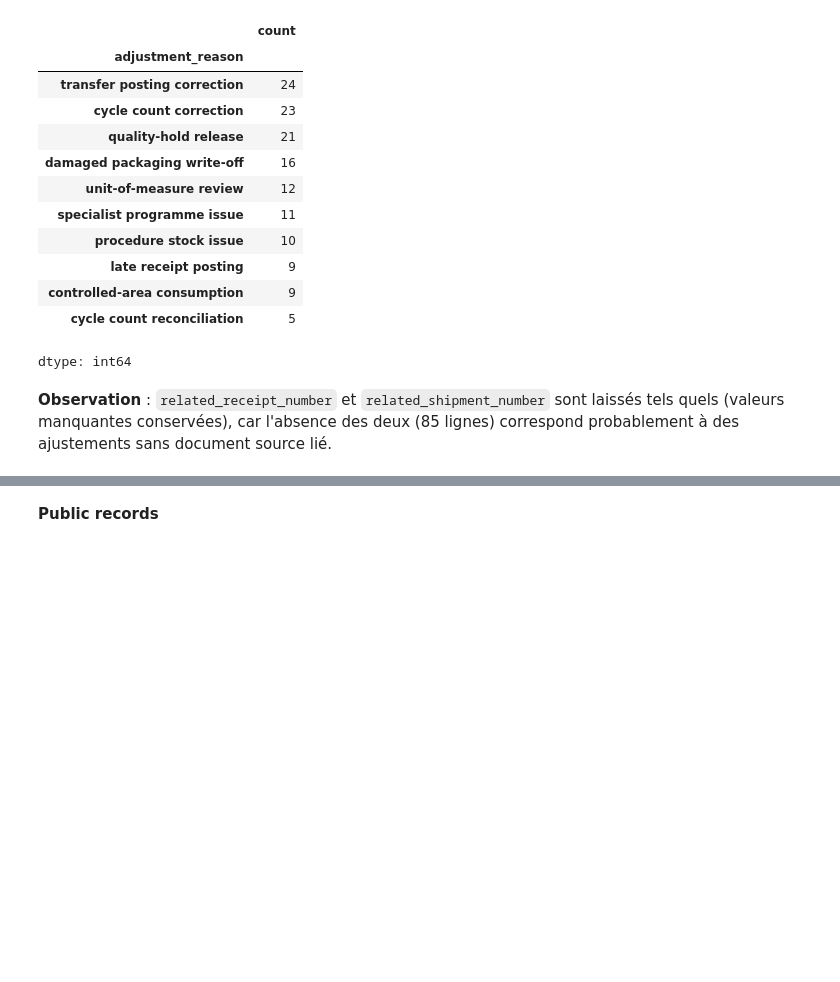
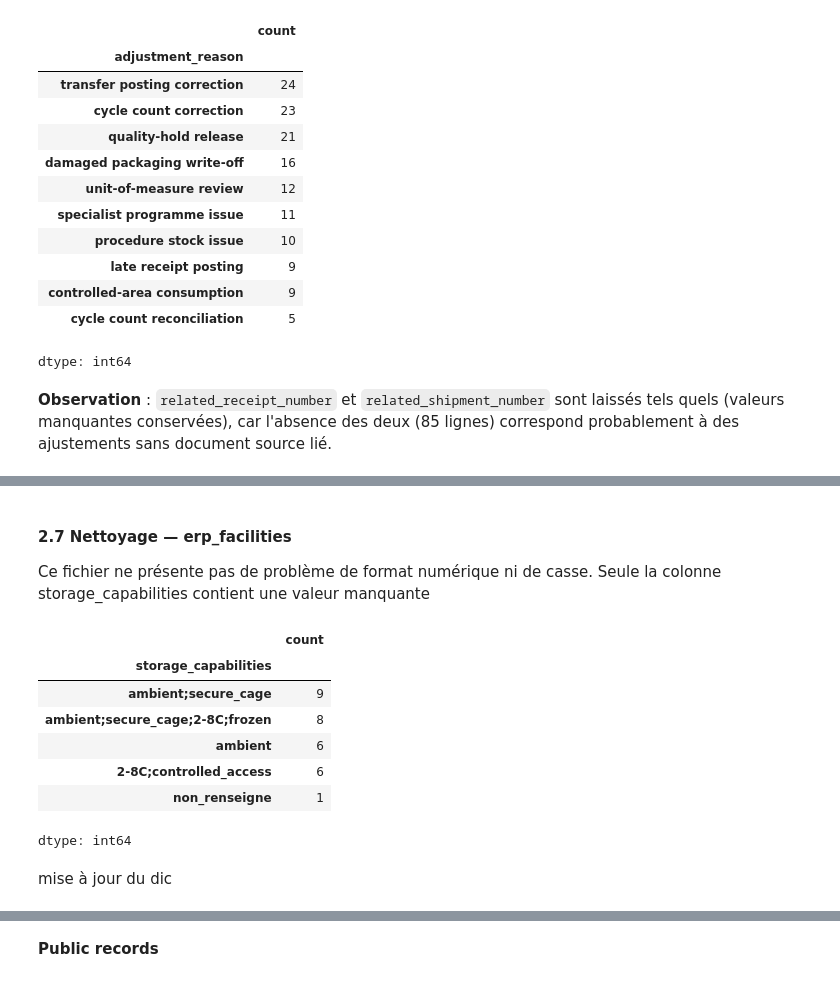
Before and after one commit to Sheik-info/20262027-UE-DataMining-Project, a Jupyter notebook: Base_notebook_to_complete.ipynb, the cells around one changed output, grey strips where cells are left out. Saved outputs shown, nothing was run; the diff lists cells and outputs as text; code cells hidden in the pictures; blank space fills up the shorter version.

```diff
--- a/Base_notebook_to_complete.ipynb
+++ b/Base_notebook_to_complete.ipynb
@@ -636,3 +634,20 @@ df_inva.head()
 | 2 | ADJ-2015-00003 | FCL-1024 | 2015-10-30 | monitoring_equipment | 3.68 | kit | ... |
 | 3 | ADJ-2016-00004 | FCL-1007 | 2016-01-20 | biological_sample | 6.52 | sealed_lot | ... |
 | 4 | ADJ-2016-00005 | FCL-1010 | 2016-02-18 | medical_consumables | -2.43 | case | ... |
+# %% [markdown]
+#### 2.7 Nettoyage — erp_facilities
+ Ce fichier ne présente pas de problème de format numérique ni de casse. Seule la colonne storage_capabilities contient une valeur manquante
+# %%
+df_fac['storage_capabilities'] = df_fac['storage_capabilities'].fillna('non_renseigne')
+df_fac['storage_capabilities'].value_counts()
+# %% [output]
+|  | count |
+| storage_capabilities |  |
+| ambient;secure_cage | 9 |
+| ambient;secure_cage;2-8C;frozen | 8 |
+| ambient | 6 |
+| 2-8C;controlled_access | 6 |
+| non_renseigne | 1 |
+dtype: int64
+# %% [markdown]
+mise à jour du dic
```
Also changed, not shown: parts of 26 cells of this notebook.
